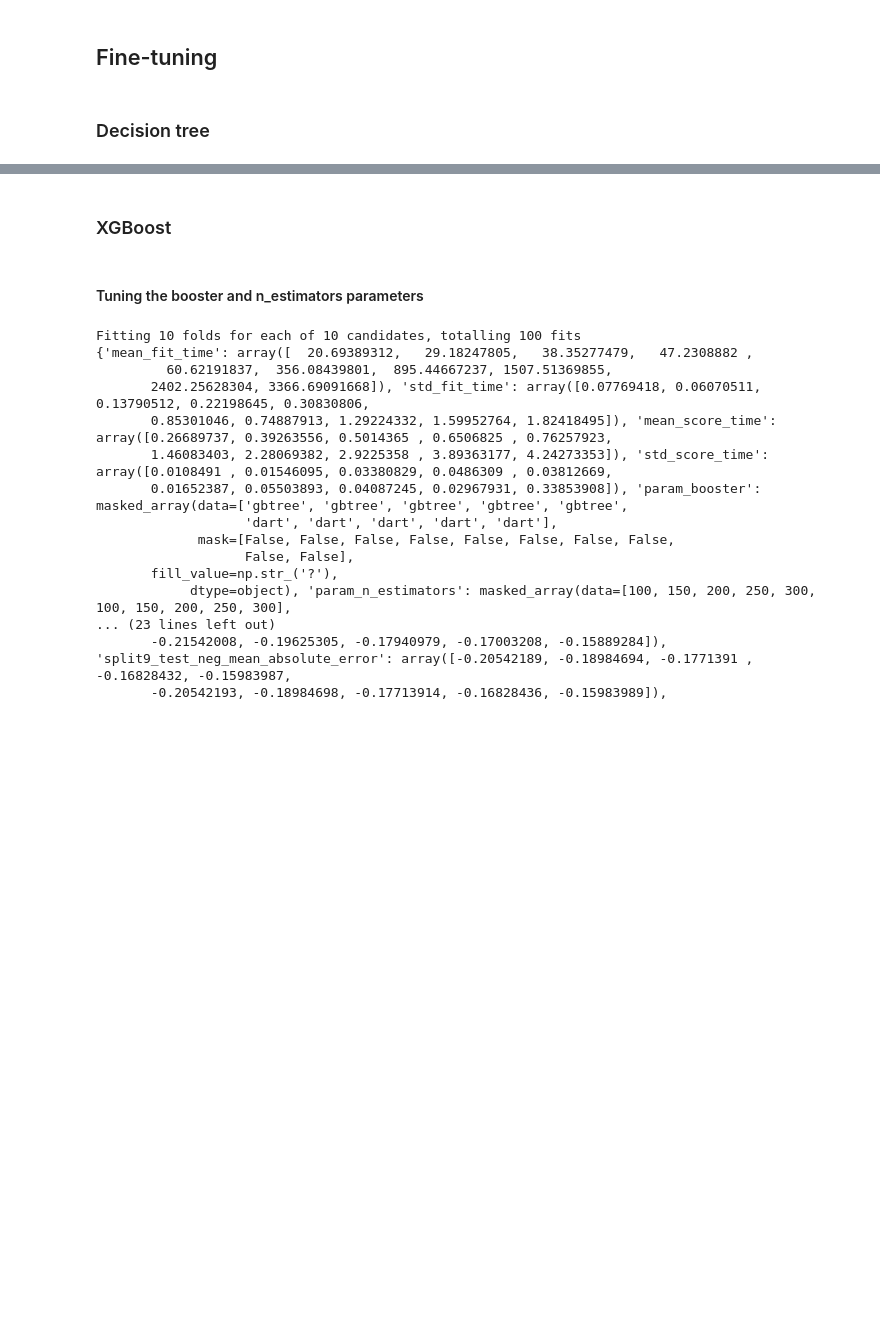
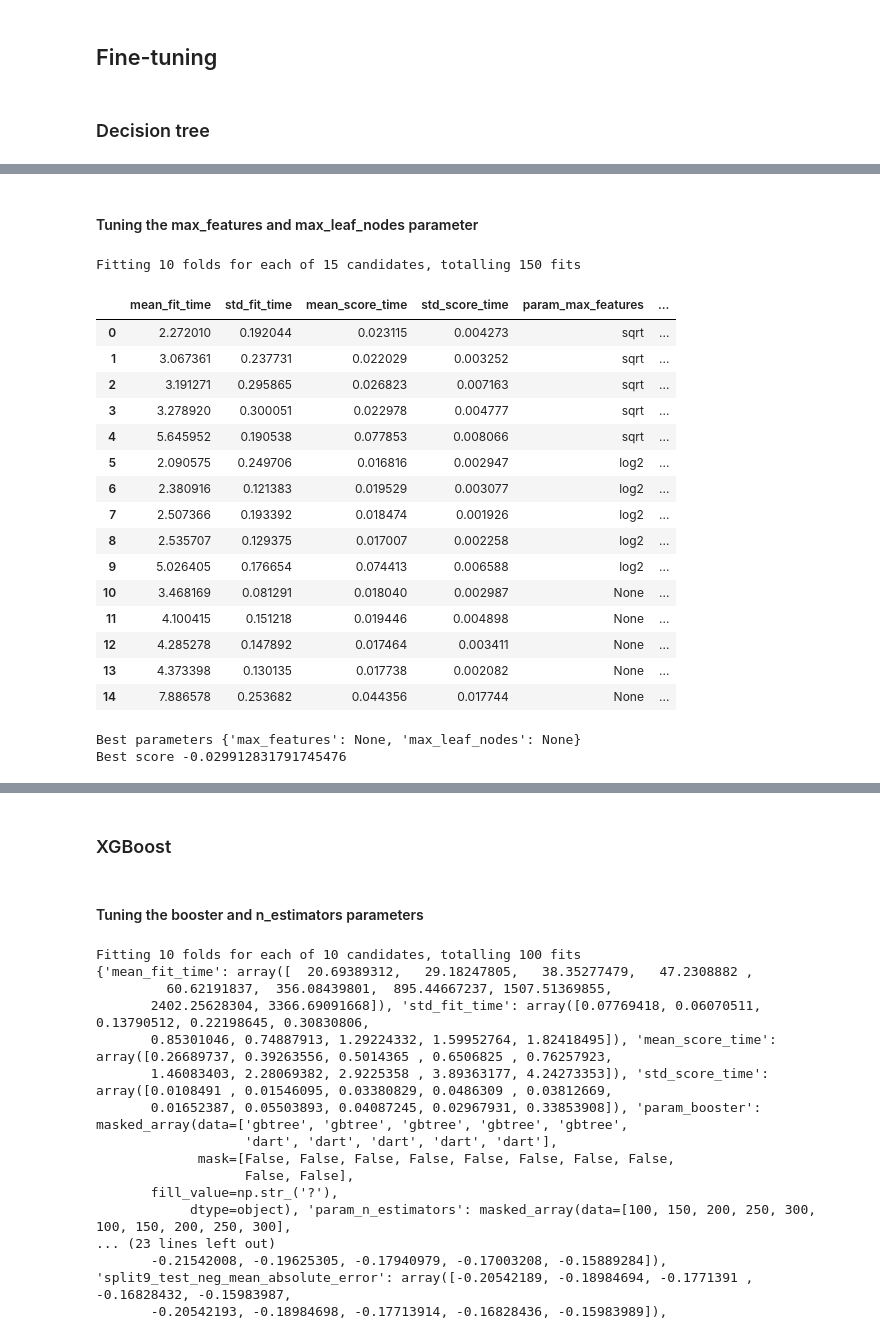
Before and after one commit to anpirott/thesis, a Jupyter notebook: notebooks/ML/method_ML/Model_A_partial/fine_tuned_models/MIST/fine_tuned_models.ipynb, the cells around one changed output, grey strips where cells are left out. Drawn from its saved outputs; the diff is of its cells as text; code cells hidden in the pictures; blank space fills up the shorter version.

```diff
--- a/notebooks/ML/method_ML/Model_A_partial/fine_tuned_models/MIST/fine_tuned_models.ipynb
+++ b/notebooks/ML/method_ML/Model_A_partial/fine_tuned_models/MIST/fine_tuned_models.ipynb
@@ -114,0 +208,21 @@ KeyboardInterrupt:
+# %%
+scoring = ["neg_root_mean_squared_error", "neg_mean_absolute_error"] # RMSE and MAE
+
+cv_params = {'max_depth' : [25, 50, 75, 100, None],
+             'min_samples_split' : [2, 4, 6, 8, 10],
+             'min_samples_leaf' : [1, 2, 3, 4, 5],
+            }
+
+gscv_dt_2 = GridSearchCV(DecisionTreeRegressor(criterion="squared_error",
+                                               splitter="best"
+                                               ),
+                         param_grid = cv_params,
+                         scoring = scoring,
+                         cv = 10,
+                         verbose = 2,
+                         n_jobs = 10,
+                         refit="neg_root_mean_squared_error"
+)
+
+gscv_dt_2.fit(X_train,y_train)
+display_grid_search(gscv_dt_2)
@@ -114,0 +246,45 @@ KeyboardInterrupt:
+# %% [markdown]
+#### Tuning the max_features and max_leaf_nodes parameter
+# %%
+scoring = ["neg_root_mean_squared_error", "neg_mean_absolute_error"] # RMSE and MAE
+
+cv_params = {'max_features' : ["sqrt", "log2", None],
+             'max_leaf_nodes' : [50, 100, 150, 200, None]
+            }
+
+gscv_dt_3 = GridSearchCV(DecisionTreeRegressor(criterion="squared_error",
+                                               splitter="best",
+                                               max_depth=25,
+                                               min_samples_leaf=1,
+                                               min_samples_split=2
+                                               ),
+                         param_grid = cv_params,
+                         scoring = scoring,
+                         cv = 10,
+                         verbose = 2,
+                         n_jobs = 10,
+                         refit="neg_root_mean_squared_error"
+)
+
+gscv_dt_3.fit(X_train,y_train)
+display_grid_search(gscv_dt_3)
+# %% [output]
+Fitting 10 folds for each of 15 candidates, totalling 150 fits
+|  | mean_fit_time | std_fit_time | mean_score_time | std_score_time | param_max_features | ... |
+| 0 | 2.272010 | 0.192044 | 0.023115 | 0.004273 | sqrt | ... |
+| 1 | 3.067361 | 0.237731 | 0.022029 | 0.003252 | sqrt | ... |
+| 2 | 3.191271 | 0.295865 | 0.026823 | 0.007163 | sqrt | ... |
+| 3 | 3.278920 | 0.300051 | 0.022978 | 0.004777 | sqrt | ... |
+| 4 | 5.645952 | 0.190538 | 0.077853 | 0.008066 | sqrt | ... |
+| 5 | 2.090575 | 0.249706 | 0.016816 | 0.002947 | log2 | ... |
+| 6 | 2.380916 | 0.121383 | 0.019529 | 0.003077 | log2 | ... |
+| 7 | 2.507366 | 0.193392 | 0.018474 | 0.001926 | log2 | ... |
+| 8 | 2.535707 | 0.129375 | 0.017007 | 0.002258 | log2 | ... |
+| 9 | 5.026405 | 0.176654 | 0.074413 | 0.006588 | log2 | ... |
+| 10 | 3.468169 | 0.081291 | 0.018040 | 0.002987 | None | ... |
+| 11 | 4.100415 | 0.151218 | 0.019446 | 0.004898 | None | ... |
+| 12 | 4.285278 | 0.147892 | 0.017464 | 0.003411 | None | ... |
+| 13 | 4.373398 | 0.130135 | 0.017738 | 0.002082 | None | ... |
+| 14 | 7.886578 | 0.253682 | 0.044356 | 0.017744 | None | ... |
+Best parameters {'max_features': None, 'max_leaf_nodes': None}
+Best score -0.029912831791745476
```
Also changed, not shown: parts of 39 cells of this notebook, 4 other files.
